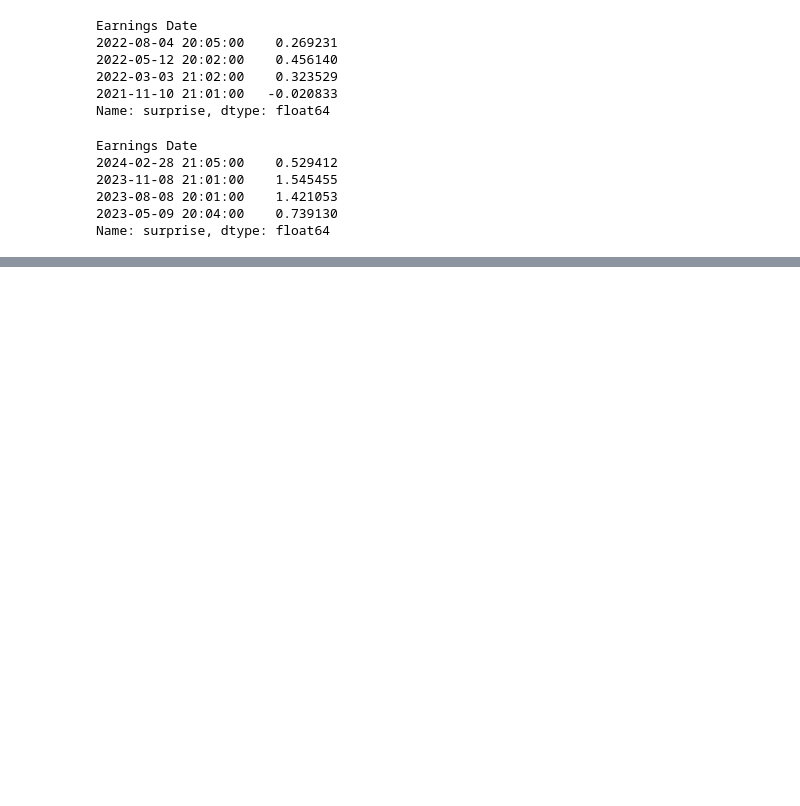
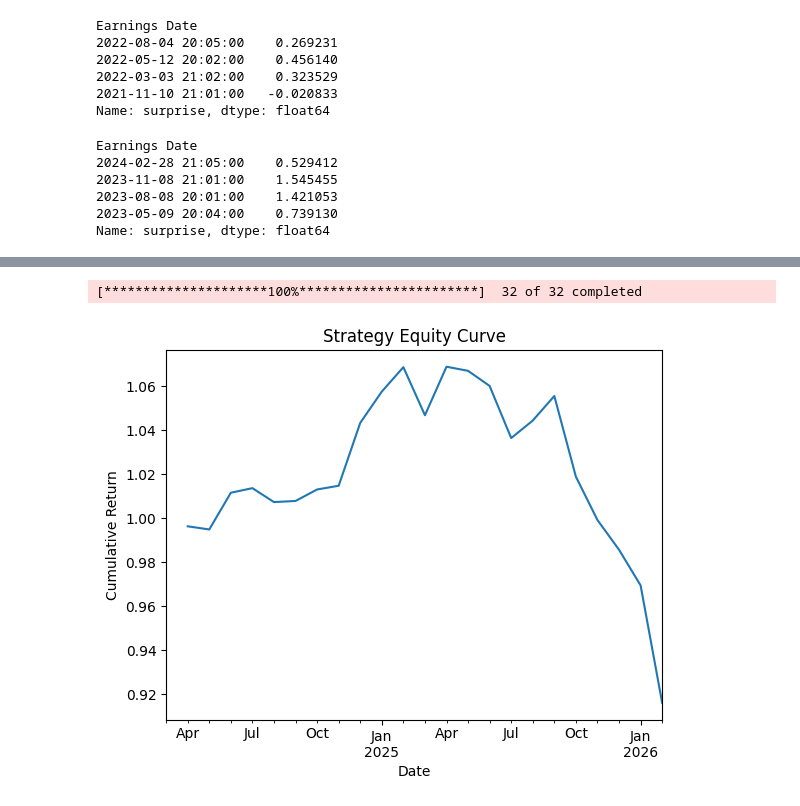
Before and after one commit to evmyclipz/cryptoquantproject, a Jupyter notebook: quantProject/monthlySignalConstruction.ipynb, the cells around one changed output, grey strips where cells are left out. Drawn from its saved outputs; the diff is of its cells as text; code cells hidden in the pictures; blank space fills up the shorter version.

```diff
--- a/quantProject/monthlySignalConstruction.ipynb
+++ b/quantProject/monthlySignalConstruction.ipynb
@@ -240,4 +240,5 @@ signals_df
 
 Deliverable: signal_df down below
 # %%
-signals_df.shift(1)
+signals = signals_df.shift(1)
+# to make sure that we are seeing Jan's return when we are in Feb, and not Jan's return when we are in Jan, which would be look-ahead bias
@@ -383,0 +379,21 @@ Name: surprise, dtype: float64
+# %%
+new_prices = yf.download(univ, start=start_date, end=end_date, auto_adjust=False)['Adj Close']
+
+monthly_prices = new_prices.resample('ME').last()
+monthly_prices = monthly_prices.iloc[:-1]
+returns = monthly_prices.pct_change().dropna()
+
+signals.index = signals.index.normalize()
+returns.index = returns.index.normalize()
+returns = returns[signals.columns]
+strat_returns = (signals * returns).mean(axis=1)
+
+equity_curve = (1 + strat_returns).cumprod()
+
+equity_curve.plot(title='Strategy Equity Curve')
+plt.xlabel('Date')
+plt.ylabel('Cumulative Return')
+plt.show()
+# %% [output]
+[*********************100%***********************]  32 of 32 completed
+[figure, added]
```
Also changed, not shown: parts of 10 cells of this notebook, 2 other files.
